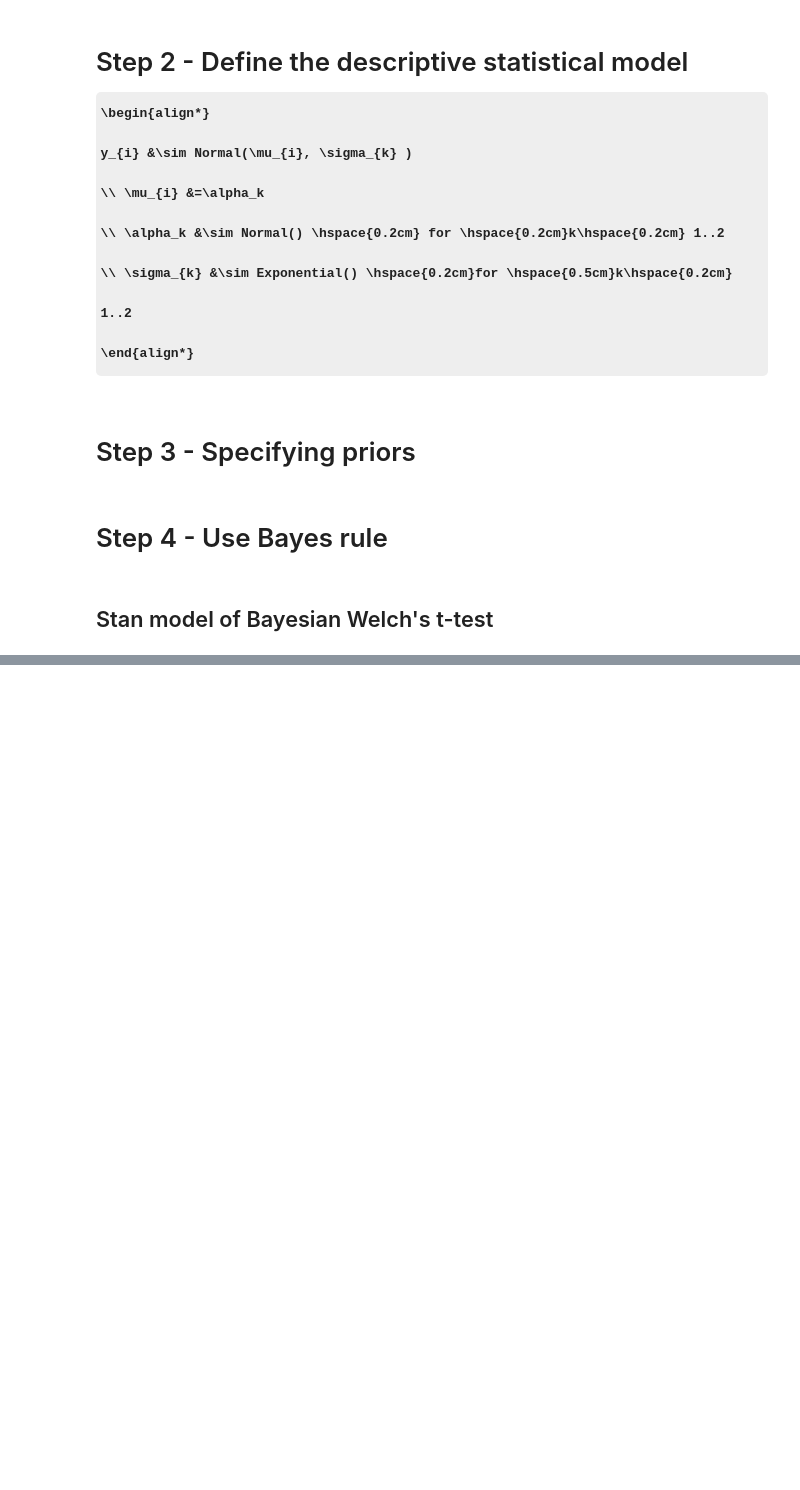
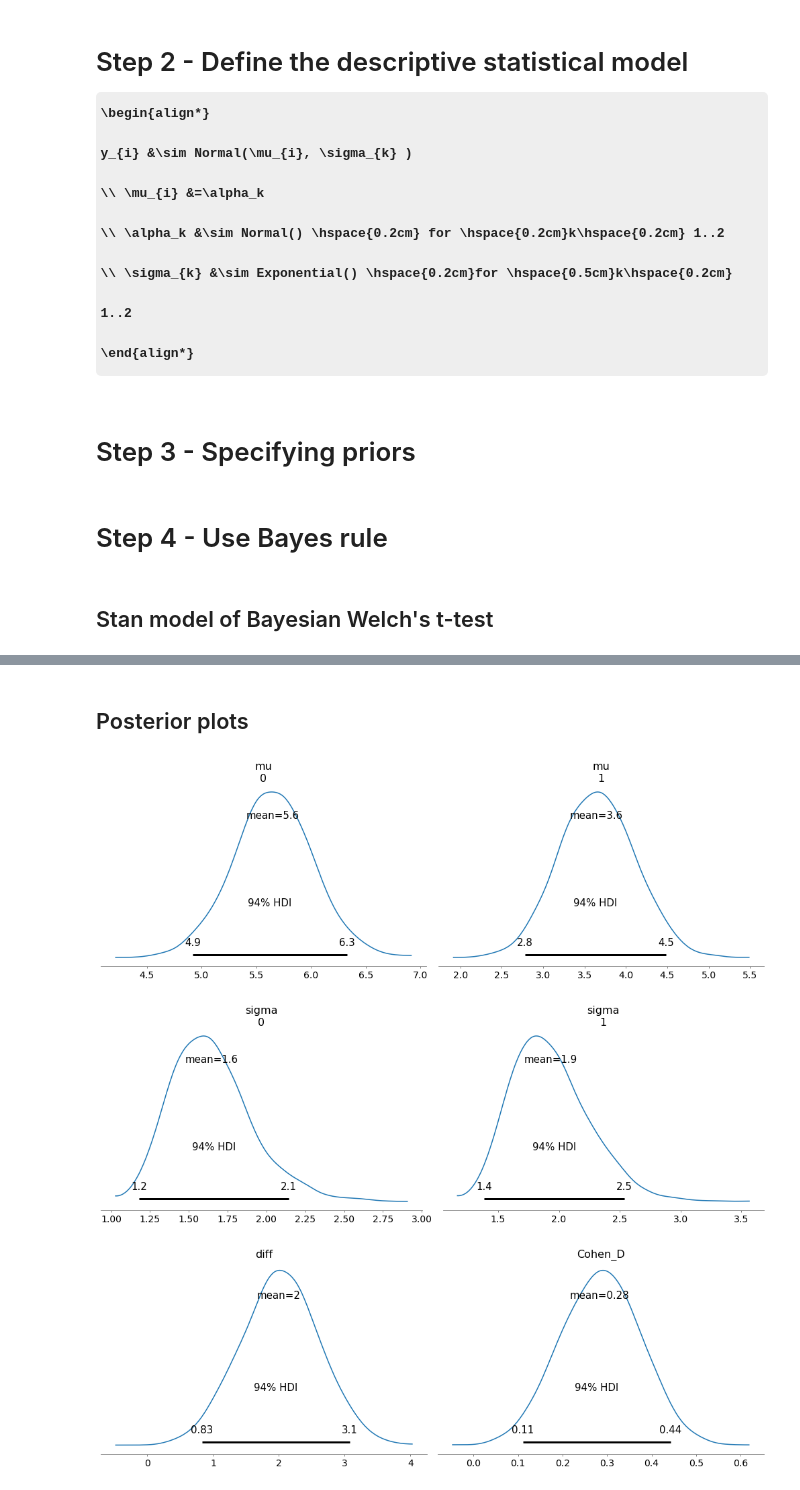
Before and after one commit to ebrlab/Statistical-methods-for-research-workers-psychology-and-neuroscience, a Jupyter notebook: notebooks/Bayesian estimation of Welch's t-test .ipynb, the cells around one changed output, grey strips where cells are left out. Drawn from its saved outputs; the diff is of its cells as text; code cells hidden in the pictures; some formulas as TeX source; blank space fills up the shorter version.

```diff
--- a/notebooks/Bayesian estimation of Welch's t-test .ipynb
+++ b/notebooks/Bayesian estimation of Welch's t-test .ipynb
@@ -163,6 +190,10 @@ INFO:pystan:COMPILING THE C++ CODE FOR MODEL anon_model_e9ff927b8f539eae8349ee66
 # %%
+df["CONDITION"].replace({0: 2}, inplace=True)
 data = {'N': len(df),
-        'y': df[""].values,
-        'K': 2
-        'x': x
-        'onlyprior': 1}
+        'y': df["Intellect_Rating"].values,
+        'K': 2,
+        'x': df["CONDITION"],
+        # 0 means run with the likelihood
+        'onlyprior': 0}
+# %%
+fit = sm.sampling(data = data, iter = 2000 , warmup = 1000, seed = 1)
@@ -168,0 +213,12 @@ data = {'N': len(df),
+# %% [markdown]
+## Posterior plots
+# %%
+# Using the arviz package the posteriors can be plotted from the MCMC samples
+az.plot_posterior(fit, var_names=("mu"));
+az.plot_posterior(fit, var_names=("sigma"));
+az.plot_posterior(fit, var_names=("diff",
+                                  "Cohen_D"));
+# %% [output]
+[figure, added]
+[figure, added]
+[figure, added]
```
Also changed, not shown: parts of 23 cells of this notebook.
